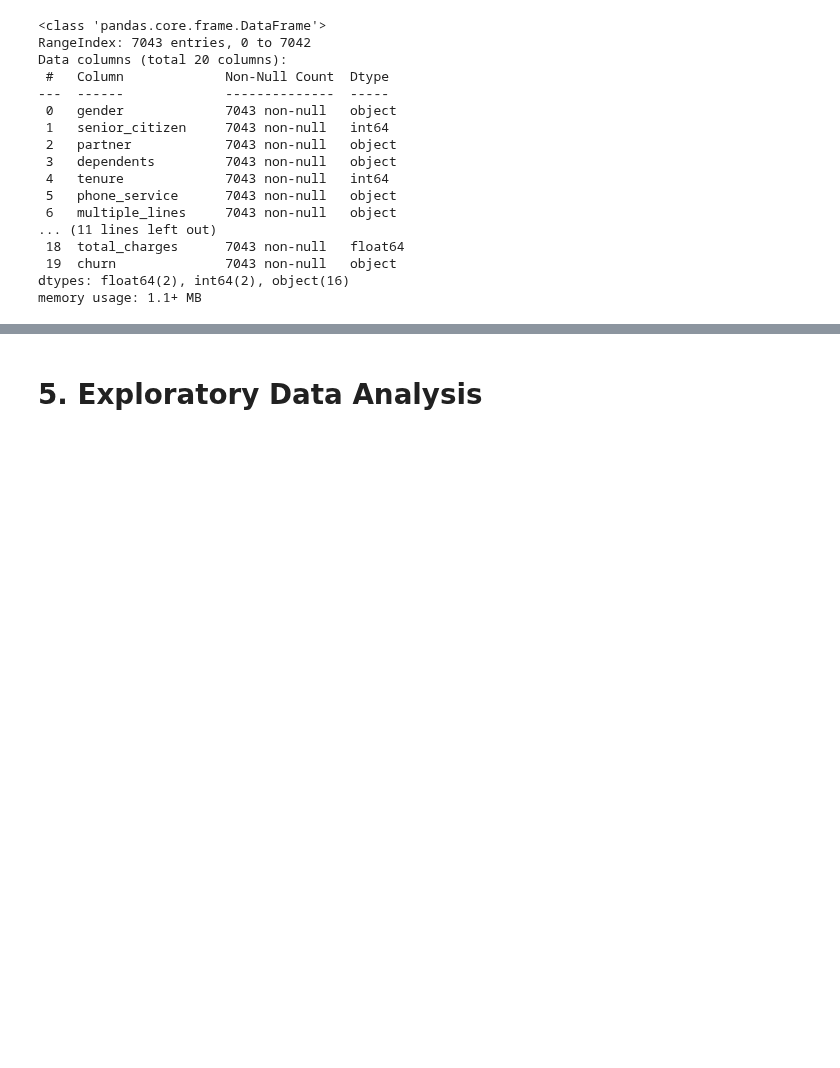
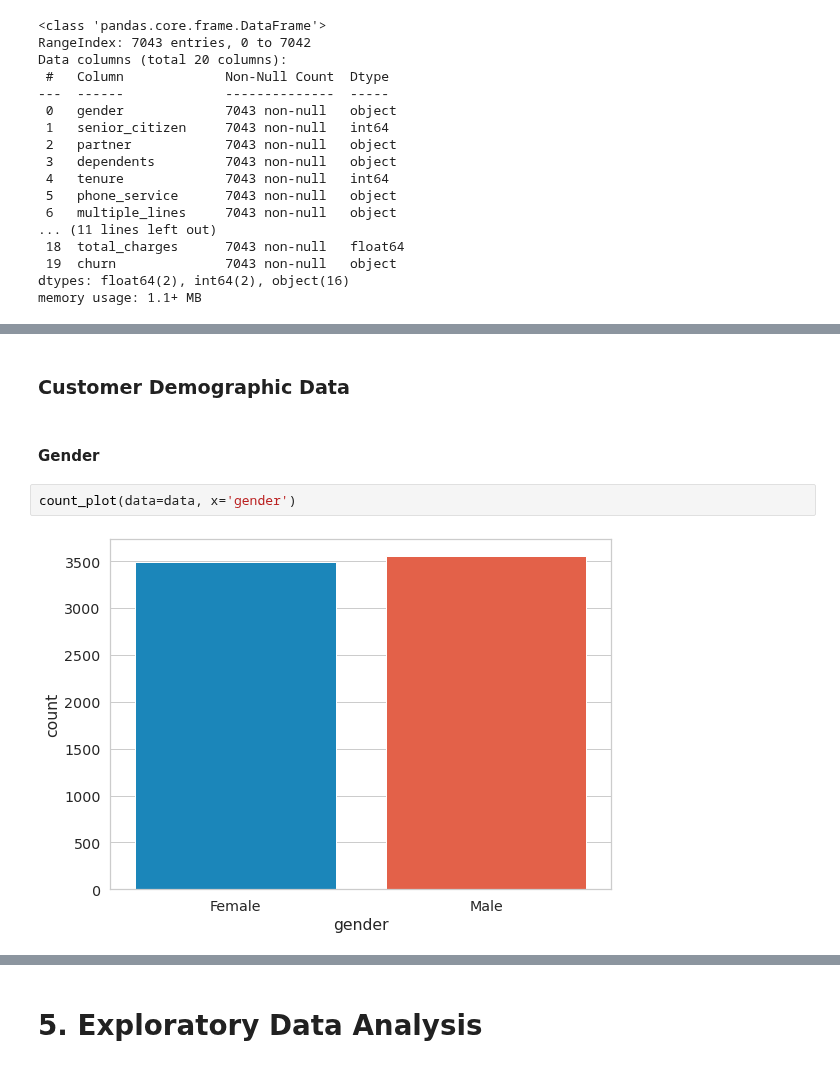
Before and after one commit to adhang/data-science-digital-skola, a Jupyter notebook: 99. Final Project/Telco Customer Churn Prediction.ipynb, the cells around one changed output, grey strips where cells are left out. Drawn from its saved outputs; the diff is of its cells as text; blank space fills up the shorter version.

```diff
--- a/99. Final Project/Telco Customer Churn Prediction.ipynb
+++ b/99. Final Project/Telco Customer Churn Prediction.ipynb
@@ -448,0 +679,8 @@ data.describe()
+# %% [markdown]
+### Customer Demographic Data
+# %% [markdown]
+#### Gender
+# %%
+count_plot(data=data, x='gender')
+# %% [output]
+[figure, added]
```
Also changed, not shown: parts of 52 cells of this notebook.
